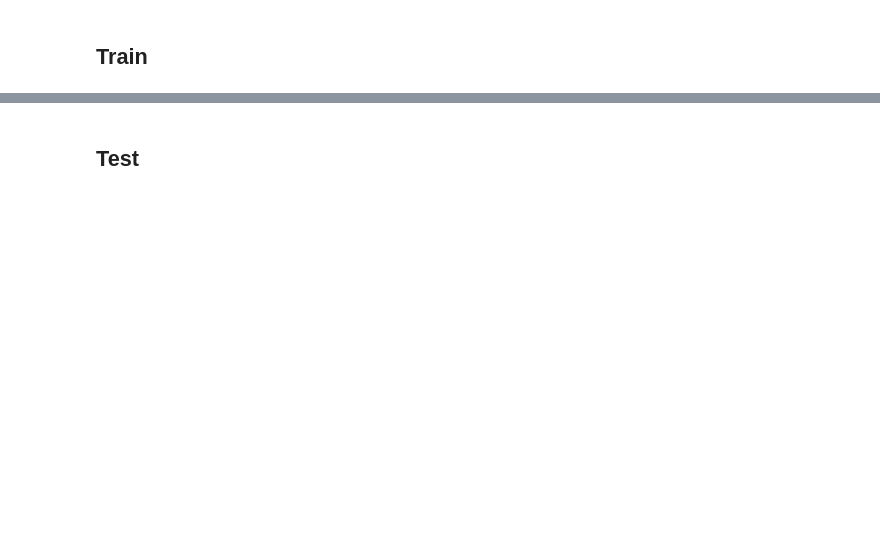
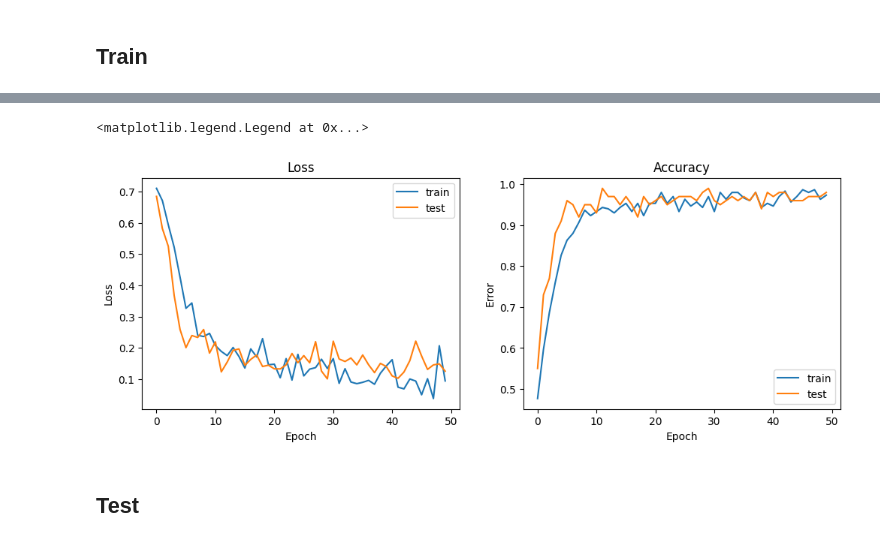
Before and after one commit to georg-wolflein/das-mil, a Jupyter notebook: train.ipynb, the cells around one changed output, grey strips where cells are left out. Saved outputs shown, nothing was run; the diff lists cells and outputs as text; code cells hidden in the pictures; blank space fills up the shorter version.

```diff
--- a/train.ipynb
+++ b/train.ipynb
@@ -204,0 +105,3 @@ def test_loss_and_error(model, loader):
+# %%
+loss_function = instantiate_loss_function(cfg, train_dataset)
+optimizer = hydra.utils.instantiate(cfg.optimizer, model.parameters())
@@ -275,2 +184,22 @@ TypeError: forward() takes 2 positional arguments but 4 were given
+# %%
+plt.figure(figsize=(12, 4))
+plt.subplot(121)
+plt.title("Loss")
+plt.plot(stats["epoch"], stats["train/loss"], label="train")
+plt.plot(stats["epoch"], stats["test/loss"], label="test")
+plt.xlabel("Epoch")
+plt.ylabel("Loss")
+plt.legend()
+
+plt.subplot(122)
+plt.title("Accuracy")
+plt.plot(stats["epoch"], stats["train/acc"], label="train")
+plt.plot(stats["epoch"], stats["test/acc"], label="test")
+plt.xlabel("Epoch")
+plt.ylabel("Error")
+plt.legend()
+# %% [output]
+<matplotlib.legend.Legend at 0x...>
+[figure, added]
 # %% [markdown]
 ## Test
```
Also changed, not shown: parts of 16 cells of this notebook.
